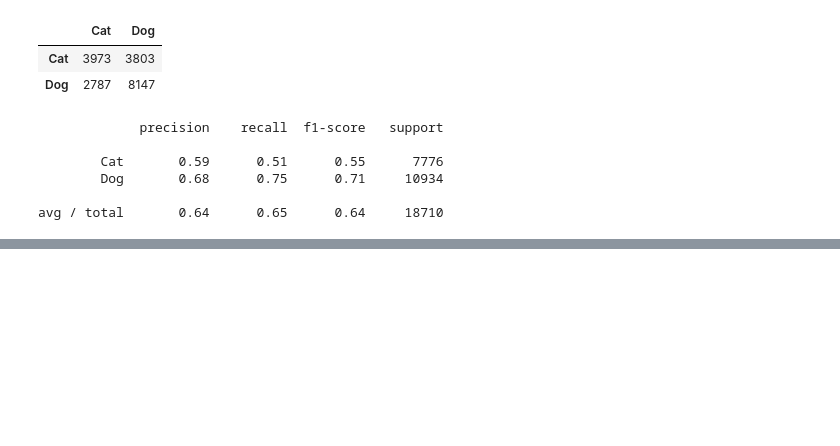
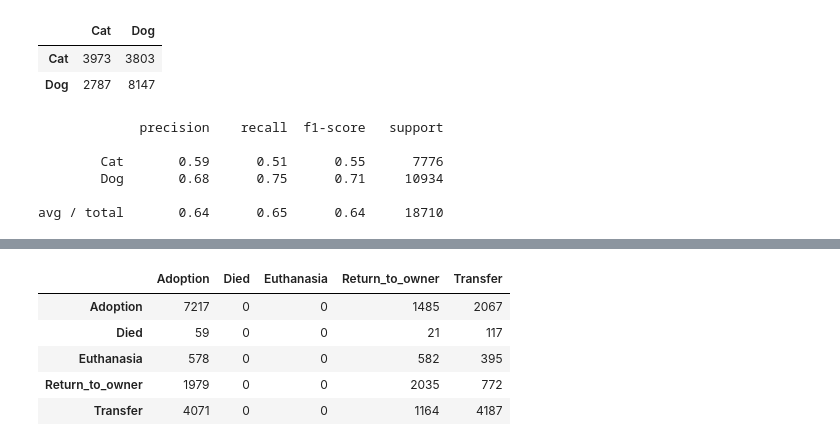
Before and after one commit to Jaket2030/Animals, a Jupyter notebook: shelter_animals_outcome .ipynb, the cells around one changed output, grey strips where cells are left out. Cells and saved outputs as stored; diff of their text form; code cells hidden in the pictures; blank space fills up the shorter version.

```diff
--- a/shelter_animals_outcome .ipynb
+++ b/shelter_animals_outcome .ipynb
@@ -700,0 +784,14 @@ avg / total       0.64      0.65      0.64     18710
+# %%
+#Assessing the Model
+cm = confusion_matrix(y_true=y,
+                      y_pred=df['Outcome prediction'])
+pd.DataFrame(cm,
+             index=outcome_clf.classes_,
+             columns=outcome_clf.classes_)
+# %% [output]
+|  | Adoption | Died | Euthanasia | Return_to_owner | Transfer |
+| Adoption | 7217 | 0 | 0 | 1485 | 2067 |
+| Died | 59 | 0 | 0 | 21 | 117 |
+| Euthanasia | 578 | 0 | 0 | 582 | 395 |
+| Return_to_owner | 1979 | 0 | 0 | 2035 | 772 |
+| Transfer | 4071 | 0 | 0 | 1164 | 4187 |
```
Also changed, not shown: parts of 11 cells of this notebook.
